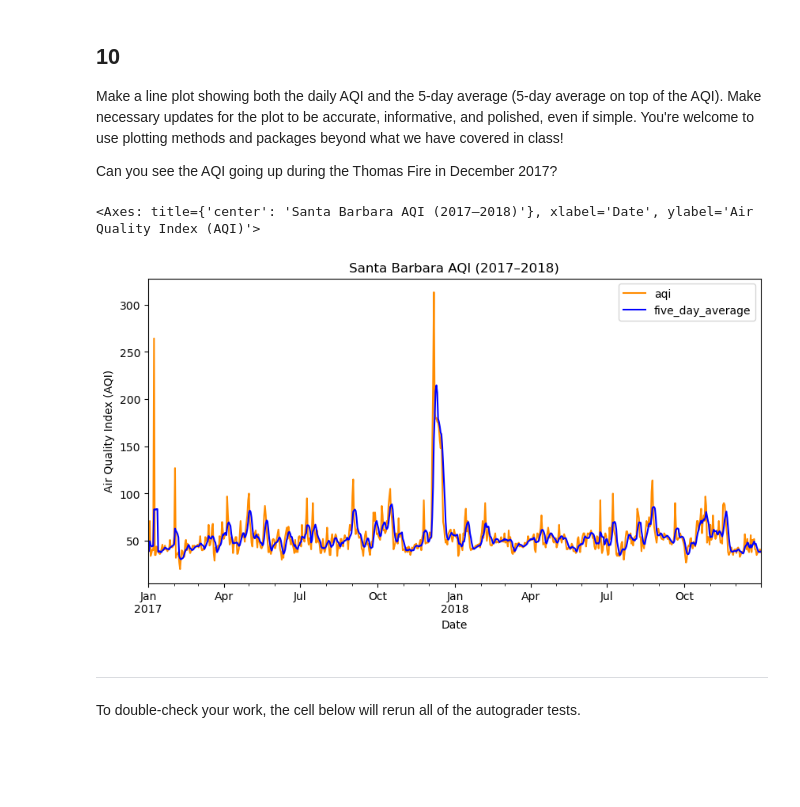
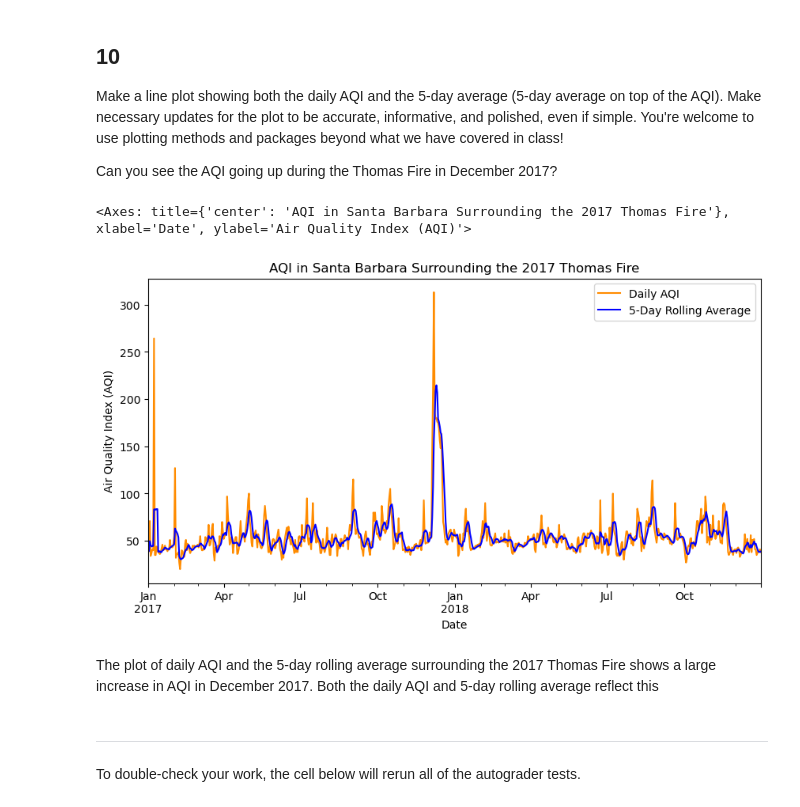
Before and after one commit to veronica-moran/eds220-hwk2, a Jupyter notebook: task3/hwk2-task3-aqi.ipynb, the cells around one changed output. Drawn from its saved outputs; the diff is of its cells as text; code cells hidden in the pictures; blank space fills up the shorter version.

```diff
--- a/task3/hwk2-task3-aqi.ipynb
+++ b/task3/hwk2-task3-aqi.ipynb
@@ -311,7 +301,8 @@ Your data frame should have the following columns in this order: `date`, `aqi`,
 aqi_sb = aqi[aqi['county_name'] == 'Santa Barbara']
 
 # Removing State and County names and codes
-aqi_sb = aqi_sb.drop(columns = ['state_name', 'county_name', 'state_code', 'county_code'])
+aqi_sb = aqi_sb.drop(
+    columns = ['state_name', 'county_name', 'state_code', 'county_code'])
 aqi_sb
 # %% [output]
 |  | date | aqi | category | defining_parameter | defining_site | number_of_sites_reporting |
@@ -420,19 +412,27 @@ Make a line plot showing both the daily AQI and the 5-day average (5-day average
 
 Can you see the AQI going up during the Thomas Fire in December 2017?
 # %%
+# Renaming columns
 # Creating a line graph showing the daily AQI and 5-day rolling average for 2017-2018
 
-aqi_sb[['aqi', 'five_day_average']].plot(
-    kind='line',
+aqi_sb[['aqi', 'five_day_average']].rename(
+    columns={
+        'aqi': 'Daily AQI',
+        'five_day_average': '5-Day Rolling Average'
+    }
+).plot(
+    kind = 'line',
     color = ['darkorange', 'blue'],
-    title='Santa Barbara AQI (2017–2018)',
-    xlabel='Date',
-    ylabel='Air Quality Index (AQI)',
-    figsize=(10, 5)
+    title = 'AQI in Santa Barbara Surrounding the 2017 Thomas Fire',
+    xlabel = 'Date',
+    ylabel = 'Air Quality Index (AQI)',
+    figsize = (10, 5)
 )
 # %% [output]
-<Axes: title={'center': 'Santa Barbara AQI (2017–2018)'}, xlabel='Date', ylabel='Air Quality Index (AQI)'>
+<Axes: title={'center': 'AQI in Santa Barbara Surrounding the 2017 Thomas Fire'}, xlabel='Date', ylabel='Air Quality Index (AQI)'>
-[figure, old version]
+[figure, new version]
+# %% [markdown]
+The plot of daily AQI and the 5-day rolling average surrounding the 2017 Thomas Fire shows a large increase in AQI in December 2017. Both the daily AQI and 5-day rolling average reflect this
 # %% [markdown]
 ---
 
```
Also changed, not shown: parts of 10 cells of this notebook.
